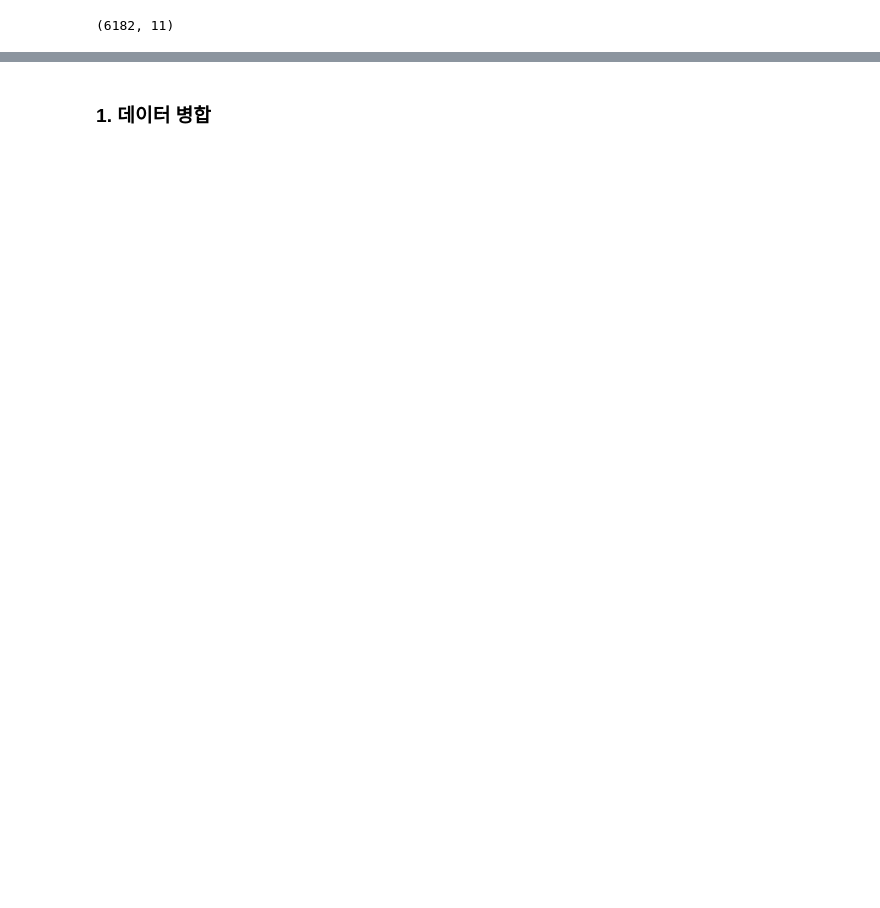
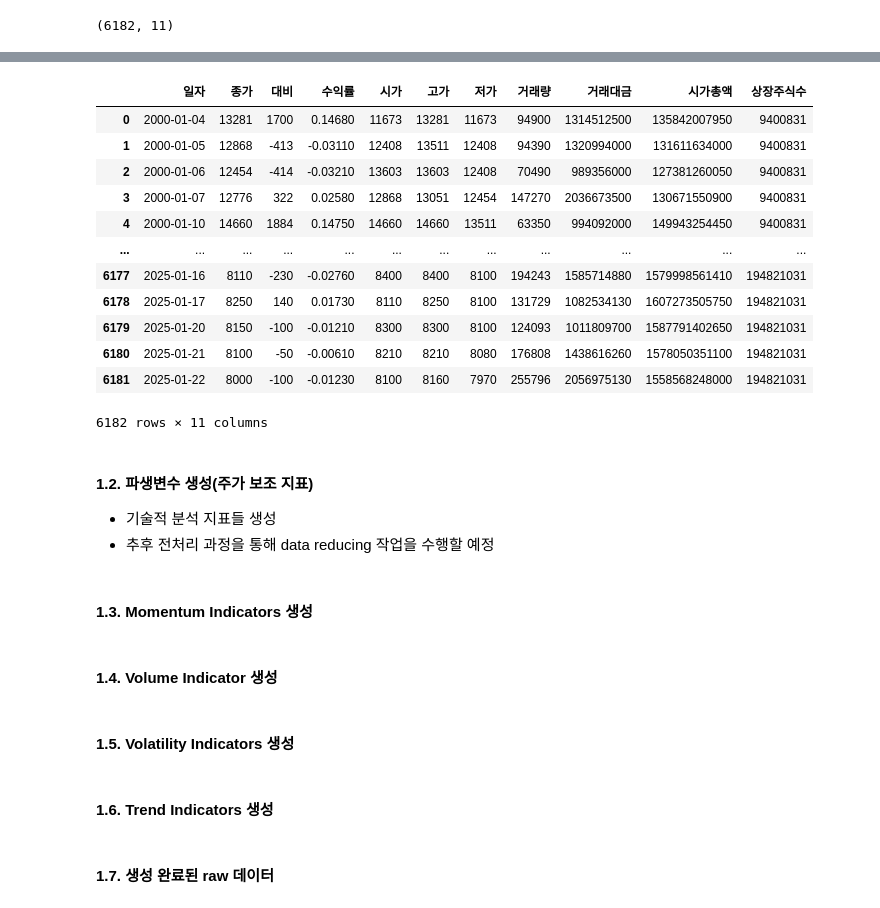
Before and after one commit to jwshin0908/Algorithm, a Jupyter notebook: KOREANRE_DT.ipynb, the cells around one changed output, grey strips where cells are left out. Cells and saved outputs as stored; diff of their text form; code cells hidden in the pictures; blank space fills up the shorter version.

```diff
--- a/KOREANRE_DT.ipynb
+++ b/KOREANRE_DT.ipynb
@@ -118,0 +147,27 @@ df
+# %%
+# 데이터 전처리 이전, 파생변수 생성을 위한 간단한 작업
+df.rename(columns={'등락률':'수익률'}, inplace = True)
+df['수익률'] = df['수익률']/100
+df['일자'] = pd.to_datetime(df['일자'], format = '%Y/%m/%d')
+df = df.sort_values(by = '일자',ascending = True)
+df.reset_index(drop=True, inplace=True)
+# %%
+df
+# %% [output]
+|  | 일자 | 종가 | 대비 | 수익률 | 시가 | 고가 | 저가 | 거래량 | 거래대금 | 시가총액 | 상장주식수 |
+| 0 | 2000-01-04 | 13281 | 1700 | 0.14680 | 11673 | 13281 | 11673 | 94900 | 1314512500 | 135842007950 | 9400831 |
+| 1 | 2000-01-05 | 12868 | -413 | -0.03110 | 12408 | 13511 | 12408 | 94390 | 1320994000 | 131611634000 | 9400831 |
+| 2 | 2000-01-06 | 12454 | -414 | -0.03210 | 13603 | 13603 | 12408 | 70490 | 989356000 | 127381260050 | 9400831 |
+| 3 | 2000-01-07 | 12776 | 322 | 0.02580 | 12868 | 13051 | 12454 | 147270 | 2036673500 | 130671550900 | 9400831 |
+| 4 | 2000-01-10 | 14660 | 1884 | 0.14750 | 14660 | 14660 | 13511 | 63350 | 994092000 | 149943254450 | 9400831 |
+| ... | ... | ... | ... | ... | ... | ... | ... | ... | ... | ... | ... |
+| 6177 | 2025-01-16 | 8110 | -230 | -0.02760 | 8400 | 8400 | 8100 | 194243 | 1585714880 | 1579998561410 | 194821031 |
+| 6178 | 2025-01-17 | 8250 | 140 | 0.01730 | 8110 | 8250 | 8100 | 131729 | 1082534130 | 1607273505750 | 194821031 |
+| 6179 | 2025-01-20 | 8150 | -100 | -0.01210 | 8300 | 8300 | 8100 | 124093 | 1011809700 | 1587791402650 | 194821031 |
+| 6180 | 2025-01-21 | 8100 | -50 | -0.00610 | 8210 | 8210 | 8080 | 176808 | 1438616260 | 1578050351100 | 194821031 |
+| 6181 | 2025-01-22 | 8000 | -100 | -0.01230 | 8100 | 8160 | 7970 | 255796 | 2056975130 | 1558568248000 | 194821031 |
+6182 rows × 11 columns
+# %% [markdown]
+#### 1.2. 파생변수 생성(주가 보조 지표)
++ 기술적 분석 지표들 생성
++ 추후 전처리 과정을 통해 data reducing 작업을 수행할 예정
@@ -118,0 +176,2 @@ df
+# %% [markdown]
+#### 1.3. Momentum Indicators 생성
@@ -118,0 +189,2 @@ df
+# %% [markdown]
+#### 1.4. Volume Indicator 생성
@@ -118,0 +194,2 @@ df
+# %% [markdown]
+#### 1.5. Volatility Indicators 생성
@@ -118,0 +201,2 @@ df
+# %% [markdown]
+#### 1.6. Trend Indicators 생성
@@ -119,2 +214,2 @@ df
 # %% [markdown]
-### 1. 데이터 병합
+#### 1.7. 생성 완료된 raw 데이터
```
Also changed, not shown: parts of 12 cells of this notebook.
